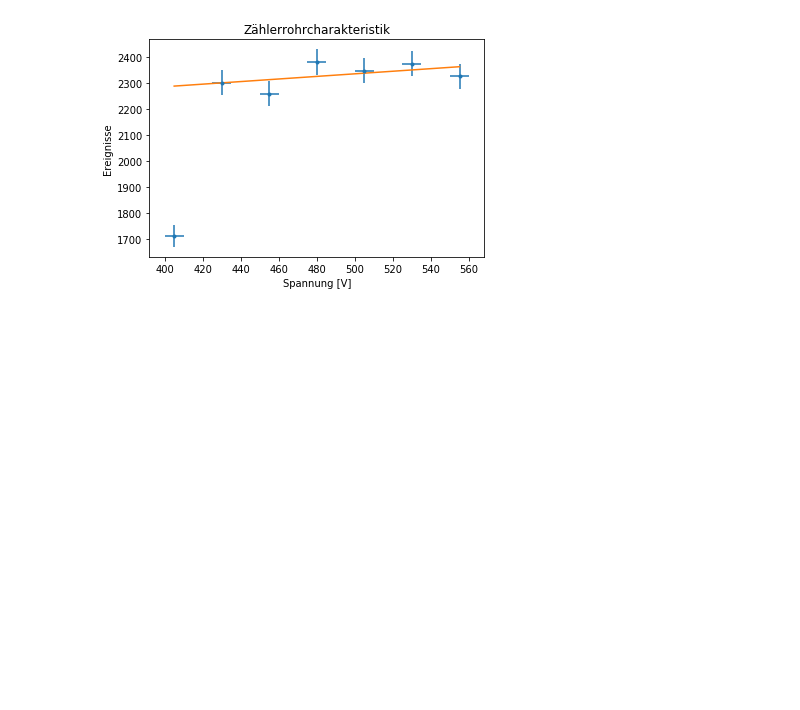
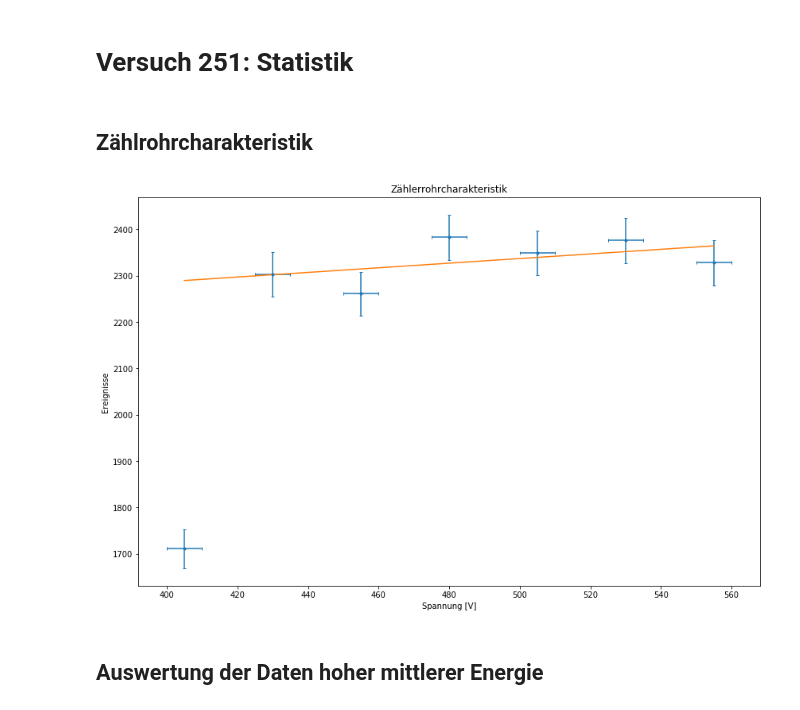
Before and after one commit to MajestyQ/Lectures, a Jupyter notebook: Praktikum/PAP 2.2/251 - Statistik des radioaktiven Zerfalls/Radioaktiver Zerfall.ipynb, the cells around one changed output. Saved outputs shown, nothing was run; the diff lists cells and outputs as text; code cells hidden in the pictures; blank space fills up the shorter version.

Commit message:
251 Auswertung

```diff
--- a/Praktikum/PAP 2.2/251 - Statistik des radioaktiven Zerfalls/Radioaktiver Zerfall.ipynb
+++ b/Praktikum/PAP 2.2/251 - Statistik des radioaktiven Zerfalls/Radioaktiver Zerfall.ipynb
@@ -1,5 +1,7 @@
+# %% [markdown]
+# Versuch 251: Statistik
 # %%
-#Importieren der benötigten Packages
+#import modules
 import matplotlib.pyplot as plt
 import numpy as np
 from scipy.optimize import curve_fit
@@ -7,28 +9,44 @@ from numpy import exp, pi, sqrt
 from scipy.special import gamma
 from scipy.stats import chi2
 %matplotlib inline
+plt.rcParams["figure.figsize"][0] = 14
+plt.rcParams["figure.figsize"][1] = 9
+plt.rcParams['errorbar.capsize']=2
+# %%
+#fit functions
+#linear function
+def linear(x,a,c):
+    return a*x+c
+
+#gaussian distribution
+def gaussian(x, A, mu, sig):
+    return A/(sqrt(2*pi)*sig)*exp(-(x-mu)**2/2/sig**2)
+
+#poisson distribution
+def poisson(x, A_p, mu_p):
+    return A_p*exp(-mu_p)*mu_p**x/gamma(x+1)
+# %% [markdown]
+## Zählrohrcharakteristik
 # %%
-#Zählerrohrspannung
+#counter tube voltage
 U=np.array([405, 430, 455, 480, 505, 530, 555])
 U_err = 5
 
-#gezählte Ereignisse
+#counted occurences
 N=np.array([1711, 2303, 2261, 2383, 2349, 2376, 2328])
 err_N=np.sqrt(N)
 
-#Fit-Funktion
+#linear fit to data
+popt1, pcov1=curve_fit(linear, U[1:], N[1:])
+perr1 = np.sqrt(np.diag(pcov1))
 
-def linear(x,a,b):
-    return a*x+b
-
-popt, pcov=curve_fit(linear, U[1:], N[1:])
-
-#Plotten der Fehler
+#plot data and fit
+plt.figure('counter tube')
 plt.errorbar(U, N, err_N, U_err, fmt=".")
 plt.xlabel('Spannung [V]')
 plt.ylabel('Ereignisse')
 plt.title('Zählerrohrcharakteristik')
-plt.plot(U, linear(U,*popt))
-plt.savefig(r'C:\Users\Quirinus\Dropbox\Universe\Praktikum\PAP 2.2\251 - Statistik des radioaktiven Zerfalls\Diagramme\Zählerrohrcharakteristik.pdf' ,format='pdf')
+plt.plot(U, linear(U,*popt1))
+plt.savefig('Diagramme\Zählerrohrcharakteristik.pdf' ,format='pdf')
 # %% [output]
-[figure, old version]
+[figure, new version]
@@ -101,0 +53,2 @@ print("Fitwahrscheinlichkeit Poisson:", prob_p, "%")
+# %% [markdown]
+## Auswertung der Daten hoher mittlerer Energie
```
Also changed, not shown: parts of 8 cells of this notebook, 11 other files.
